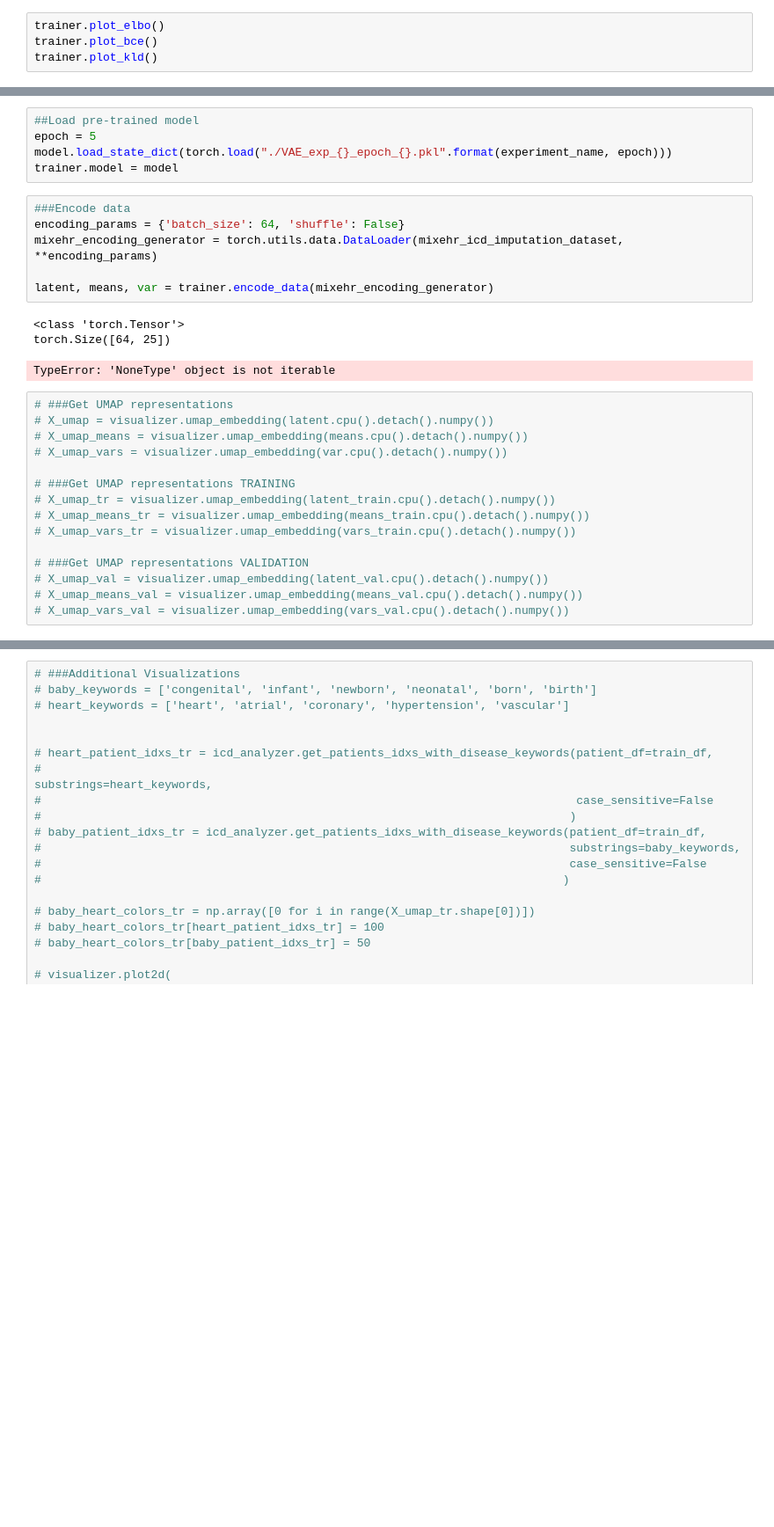
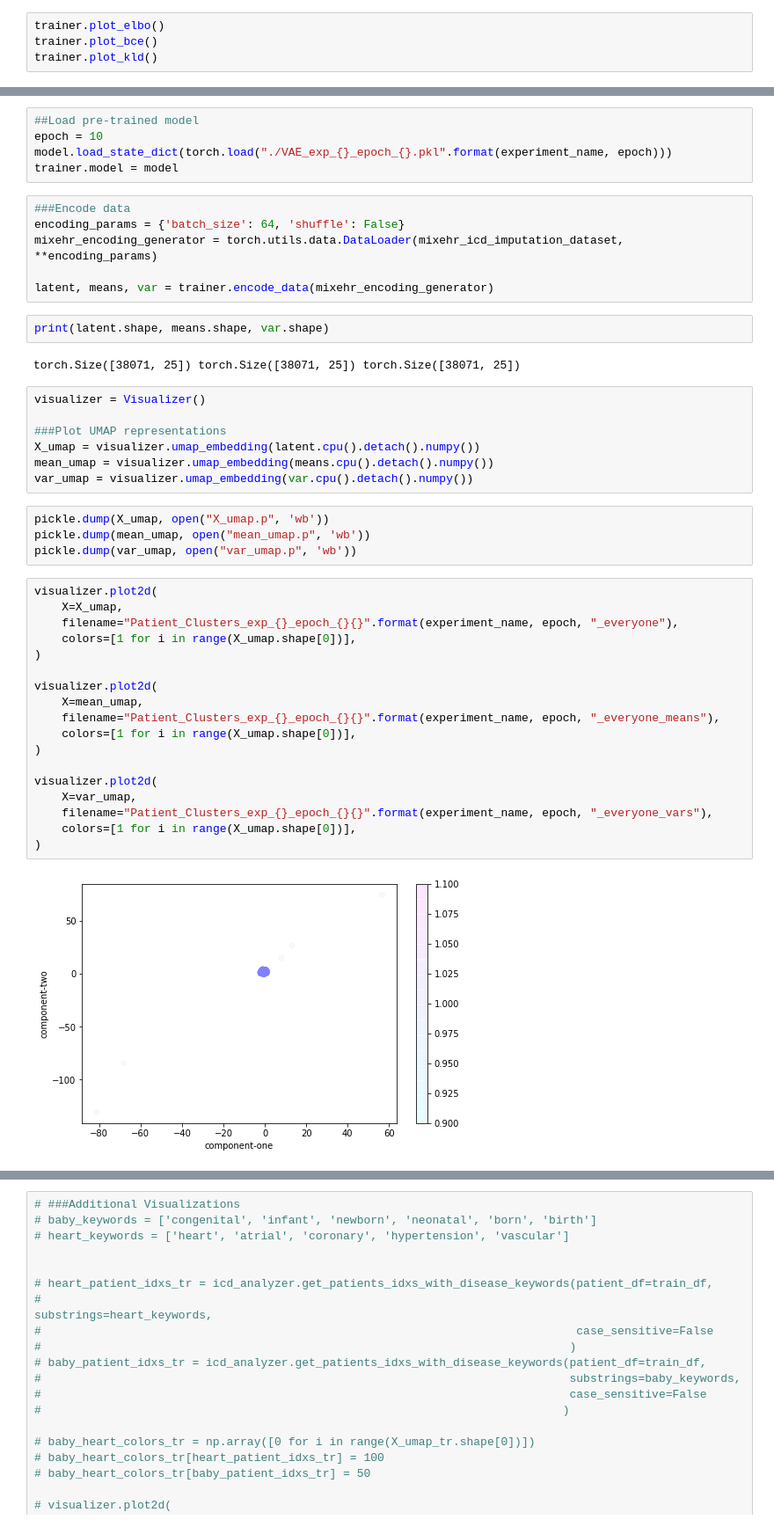
Before and after one commit to ashea2nd/VAE-EHR, a Jupyter notebook: experiments/200210_mixehr_imputation/vae_experiment_mixehr_imputation_icd9codes.ipynb, the cells around one changed output, grey strips where cells are left out. Shown at 88% size. Cells and saved outputs as stored; diff of their text form; blank space fills up the shorter version.

Commit message:
Obtained latent embeddings

```diff
--- a/experiments/200210_mixehr_imputation/vae_experiment_mixehr_imputation_icd9codes.ipynb
+++ b/experiments/200210_mixehr_imputation/vae_experiment_mixehr_imputation_icd9codes.ipynb
@@ -95,6 +94,6 @@ trainer.plot_kld()
 # %%
 ##Load pre-trained model
-epoch = 5
+epoch = 10
 model.load_state_dict(torch.load("./VAE_exp_{}_epoch_{}.pkl".format(experiment_name, epoch)))
 trainer.model = model
 # %%
@@ -103,22 +102,38 @@ encoding_params = {'batch_size': 64, 'shuffle': False}
 mixehr_encoding_generator = torch.utils.data.DataLoader(mixehr_icd_imputation_dataset, **encoding_params)
 
 latent, means, var = trainer.encode_data(mixehr_encoding_generator)
-# %% [output]
-<class 'torch.Tensor'>
-torch.Size([64, 25])
-TypeError: 'NoneType' object is not iterable
-# %%
-# ###Get UMAP representations
-# X_umap = visualizer.umap_embedding(latent.cpu().detach().numpy())
-# X_umap_means = visualizer.umap_embedding(means.cpu().detach().numpy())
-# X_umap_vars = visualizer.umap_embedding(var.cpu().detach().numpy())
-
-# ###Get UMAP representations TRAINING
-# X_umap_tr = visualizer.umap_embedding(latent_train.cpu().detach().numpy())
-# X_umap_means_tr = visualizer.umap_embedding(means_train.cpu().detach().numpy())
-# X_umap_vars_tr = visualizer.umap_embedding(vars_train.cpu().detach().numpy())
-
-# ###Get UMAP representations VALIDATION
-# X_umap_val = visualizer.umap_embedding(latent_val.cpu().detach().numpy())
-# X_umap_means_val = visualizer.umap_embedding(means_val.cpu().detach().numpy())
-# X_umap_vars_val = visualizer.umap_embedding(vars_val.cpu().detach().numpy())
+# %%
+print(latent.shape, means.shape, var.shape)
+# %% [output]
+torch.Size([38071, 25]) torch.Size([38071, 25]) torch.Size([38071, 25])
+# %%
+visualizer = Visualizer()
+
+###Plot UMAP representations
+X_umap = visualizer.umap_embedding(latent.cpu().detach().numpy())
+mean_umap = visualizer.umap_embedding(means.cpu().detach().numpy())
+var_umap = visualizer.umap_embedding(var.cpu().detach().numpy())
+# %%
+pickle.dump(X_umap, open("X_umap.p", 'wb'))
+pickle.dump(mean_umap, open("mean_umap.p", 'wb'))
+pickle.dump(var_umap, open("var_umap.p", 'wb'))
+# %%
+visualizer.plot2d(
+    X=X_umap,
+    filename="Patient_Clusters_exp_{}_epoch_{}{}".format(experiment_name, epoch, "_everyone"),
+    colors=[1 for i in range(X_umap.shape[0])],
+)
+
+visualizer.plot2d(
+    X=mean_umap,
+    filename="Patient_Clusters_exp_{}_epoch_{}{}".format(experiment_name, epoch, "_everyone_means"),
+    colors=[1 for i in range(X_umap.shape[0])],
+)
+
+visualizer.plot2d(
+    X=var_umap,
+    filename="Patient_Clusters_exp_{}_epoch_{}{}".format(experiment_name, epoch, "_everyone_vars"),
+    colors=[1 for i in range(X_umap.shape[0])],
+)
+# %% [output]
+[figure, added]
```
Also changed, not shown: parts of 6 cells of this notebook, 20 other files.
